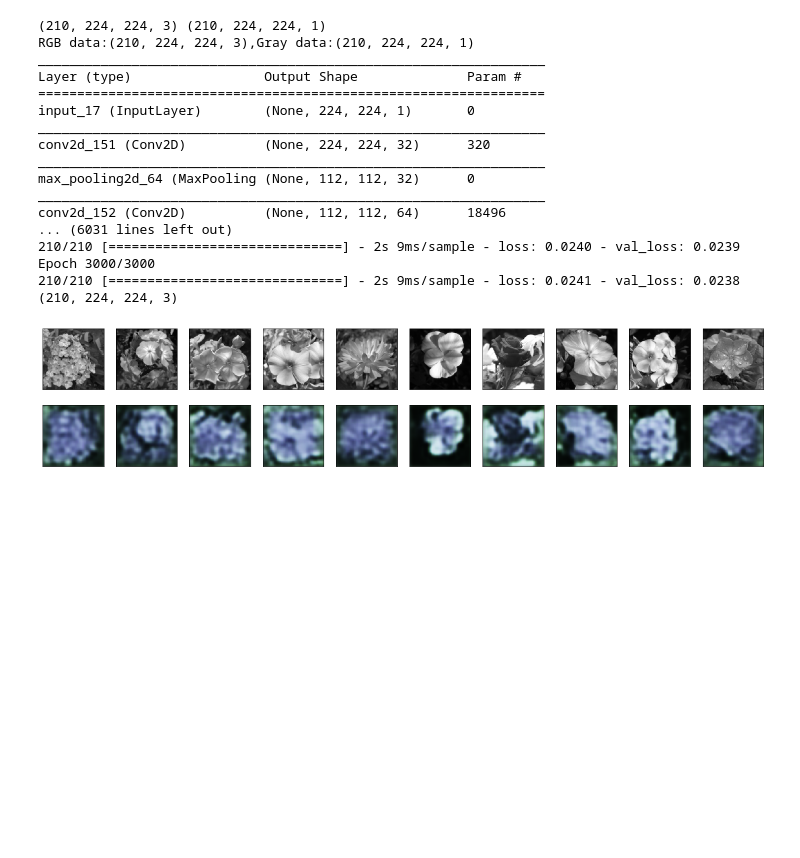
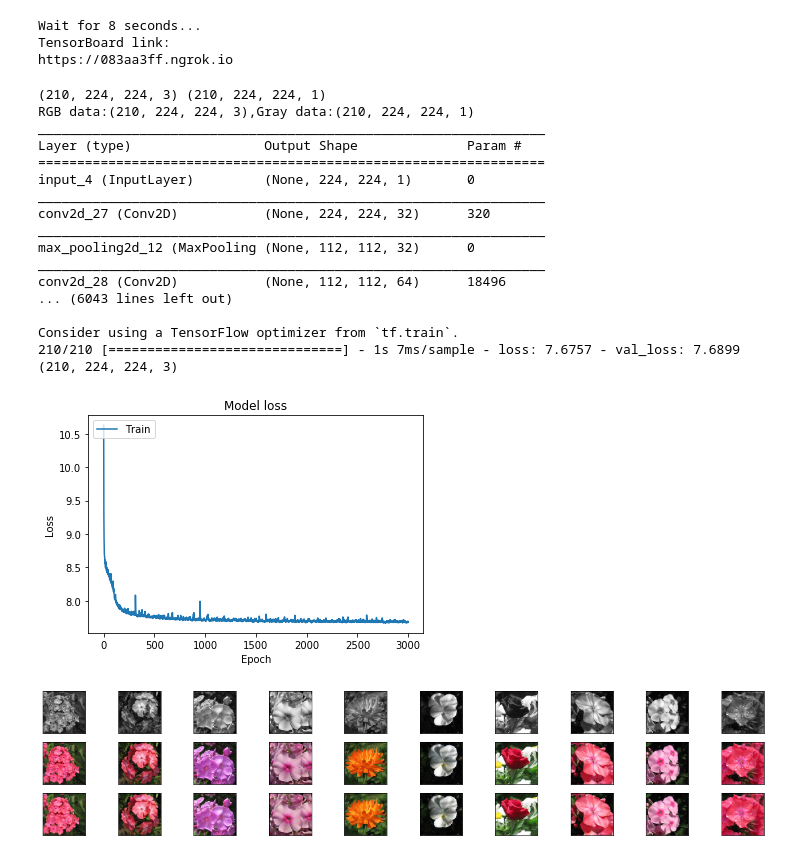
Before and after one commit to Aayushktyagi/Gray-to-RGB, a Jupyter notebook: image_Colourise.ipynb, the cells around one changed output. Saved outputs shown, nothing was run; the diff lists cells and outputs as text; code cells hidden in the pictures; blank space fills up the shorter version.

```diff
--- a/image_Colourise.ipynb
+++ b/image_Colourise.ipynb
@@ -8,3 +12,10 @@ Drive already mounted at /content/drive; to attempt to forcibly remount, call dr
+# %%
+from tensorboardcolab import TensorBoardColab, TensorBoardColabCallback
+tbc=TensorBoardColab()
+# %% [output]
+Wait for 8 seconds...
+TensorBoard link:
+https://083aa3ff.ngrok.io
 # %%
 import numpy as np
 import cv2
@@ -22,6 +33,7 @@ def getData(filepath):
 
   for img_path  in file_path:
     rgb_img = cv2.imread(img_path)
+    rgb_img = cv2.cvtColor(rgb_img,cv2.COLOR_BGR2RGB)
     gray_img = cv2.cvtColor(rgb_img, cv2.COLOR_BGR2GRAY)
     rgb_img = cv2.resize(rgb_img,(224,224))
     gray_img = cv2.resize(gray_img,(224,224))
@@ -73,21 +85,37 @@ class Autoencoder(object):
 
         #loss_function=tf.reduce_mean(tf.squared_difference(output_layer , ))
         self._model = Model(input_layer , output_layer)
-        self._model.compile(optimizer = 'sgd' , loss = 'mean_squared_error')
+        self._model.compile(optimizer = 'adam' , loss = 'binary_crossentropy')
         self._model.summary()
 
     def train(self, input_train,output_train,input_test,output_test,batch_size,epochs):
+        checkpoint_path = "drive/My Drive/Colab Notebooks/Model/cp-{epoch:04d}.ckpt"
+        checkpoint_dir = os.path.dirname(checkpoint_path)
+
+        # Create checkpoint callback
+        cp_callback = tf.keras.callbacks.ModelCheckpoint(checkpoint_path,
+                                                 save_weights_only=True,
+                                                 verbose=1,period=1000)
 
         self._model.fit(input_train,
                         output_train,
                         batch_size = batch_size,
                         epochs = epochs,
                         validation_data = (input_test,
-                                            output_test))
+                                            output_test),
+                        callbacks = [cp_callback])
 
     def getDecodedImage(self,test_image):
         decoded_image = self._model.predict(test_image)
         return decoded_image
+
+    def showLoss(self):
+        plt.plot(self._model.history.history['loss'])
+        plt.title('Model loss')
+        plt.ylabel('Loss')
+        plt.xlabel('Epoch')
+        plt.legend(['Train'], loc='upper left')
+        plt.show()
 
 filepath = "drive/My Drive/Dataset/flower_images"
 rgb_data , gray_data = getData(filepath)
@@ -98,43 +126,50 @@ print("RGB data:{},Gray data:{}".format(np.shape(rgb_data),np.shape(gray_data)))
 
 #train models
 autoencoder = Autoencoder()
-autoencoder.train(gray_data ,rgb_data, gray_data,rgb_data , 32,3000)
+autoencoder.train(gray_data ,rgb_data, gray_data,rgb_data ,16 ,3000)
 decoder_image = autoencoder.getDecodedImage(gray_data)
 print(np.shape(decoder_image))
 
 #visualization
+autoencoder.showLoss()
 plt.figure(figsize = (20,4))
 
 for i in range(10):
     #orignal
-    subplot = plt.subplot(2,10,i+1)
+    subplot = plt.subplot(3,10,i+1)
     plt.imshow(gray_data[i].reshape(224,224))
     plt.gray()
     subplot.get_xaxis().set_visible(False)
     subplot.get_yaxis().set_visible(False)
     #reconstructed image
-    subplot = plt.subplot(2,10,i+11)
+    subplot = plt.subplot(3,10,i+11)
+    plt.imshow(rgb_data[i].reshape(224,224,3))
+    plt.gray()
+    subplot.get_xaxis().set_visible(False)
+    subplot.get_yaxis().set_visible(False)
+    subplot = plt.subplot(3,10,i+21)
     plt.imshow(decoder_image[i].reshape(224,224,3))
     plt.gray()
     subplot.get_xaxis().set_visible(False)
     subplot.get_yaxis().set_visible(False)
 plt.show()
 # %% [output]
 (210, 224, 224, 3) (210, 224, 224, 1)
 RGB data:(210, 224, 224, 3),Gray data:(210, 224, 224, 1)
 _________________________________________________________________
 Layer (type)                 Output Shape              Param #
 =================================================================
-input_17 (InputLayer)        (None, 224, 224, 1)       0
+input_4 (InputLayer)         (None, 224, 224, 1)       0
 _________________________________________________________________
-conv2d_151 (Conv2D)          (None, 224, 224, 32)      320
+conv2d_27 (Conv2D)           (None, 224, 224, 32)      320
 _________________________________________________________________
-max_pooling2d_64 (MaxPooling (None, 112, 112, 32)      0
+max_pooling2d_12 (MaxPooling (None, 112, 112, 32)      0
 _________________________________________________________________
-conv2d_152 (Conv2D)          (None, 112, 112, 64)      18496
-... (6031 lines left out)
-210/210 [==============================] - 2s 9ms/sample - loss: 0.0240 - val_loss: 0.0239
-Epoch 3000/3000
-210/210 [==============================] - 2s 9ms/sample - loss: 0.0241 - val_loss: 0.0238
+conv2d_28 (Conv2D)           (None, 112, 112, 64)      18496
+... (6043 lines left out)
+
+Consider using a TensorFlow optimizer from `tf.train`.
+210/210 [==============================] - 1s 7ms/sample - loss: 7.6757 - val_loss: 7.6899
 (210, 224, 224, 3)
-[figure, old version]
+[figure, new version]
+[figure, added]
```
Also changed, not shown: parts of 1 cell of this notebook.
